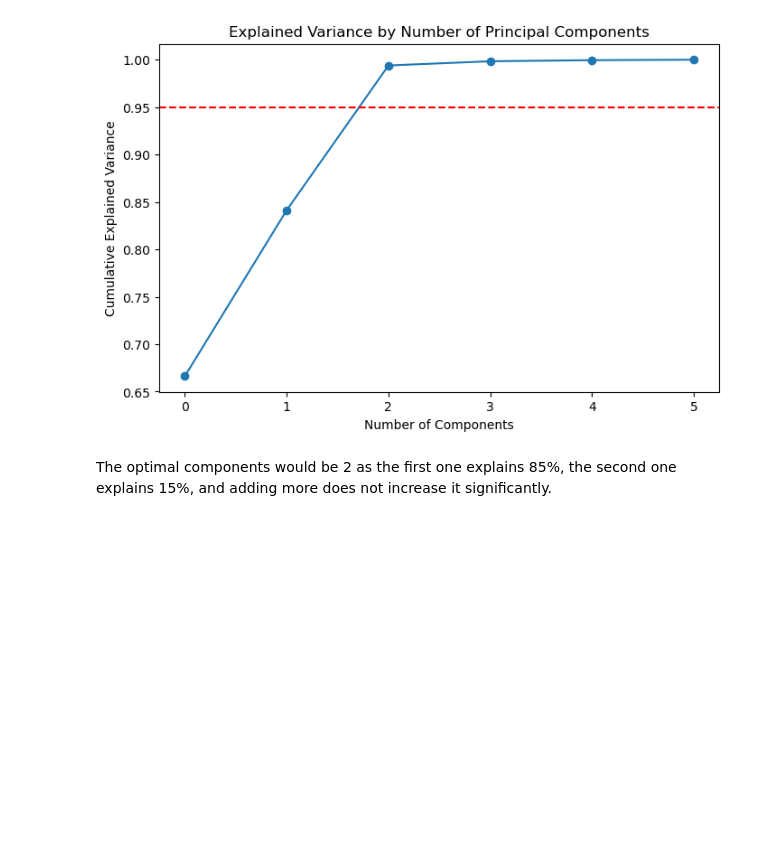
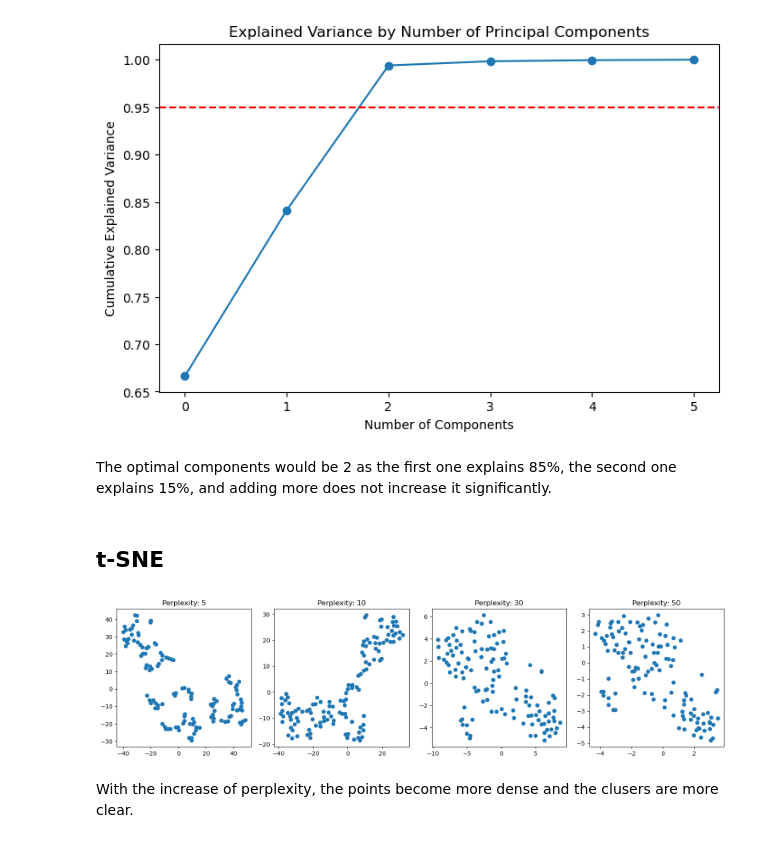
Before and after one commit to anly501/dsan-5000-project-rongmusun, a Jupyter notebook: my_website/Dimensionality reduction.ipynb, the cells around one changed output. Saved outputs shown, nothing was run; the diff lists cells and outputs as text; code cells hidden in the pictures; blank space fills up the shorter version.

Commit message:
tsne

```diff
--- a/my_website/Dimensionality reduction.ipynb
+++ b/my_website/Dimensionality reduction.ipynb
@@ -39,3 +41,22 @@ plt.show()
 [figure]
 # %% [markdown]
 The optimal components would be 2 as the first one explains 85%, the second one explains 15%, and adding more does not increase it significantly.
+# %% [markdown]
+## t-SNE
+# %%
+from sklearn.manifold import TSNE
+
+
+perplexities = [5, 10, 30, 50]
+fig, axes = plt.subplots(1, len(perplexities), figsize=(15, 4))
+for i, perplexity in enumerate(perplexities):
+    tsne = TSNE(n_components=2, perplexity=perplexity, random_state=42)
+    tsne_result = tsne.fit_transform(scaled_df)
+    axes[i].scatter(tsne_result[:, 0], tsne_result[:, 1])
+    axes[i].set_title(f'Perplexity: {perplexity}')
+plt.tight_layout()
+plt.show()
+# %% [output]
+[figure, added]
+# %% [markdown]
+With the increase of perplexity, the points become more dense and the clusers are more clear.
```
Also changed, not shown: parts of 1 cell of this notebook.
